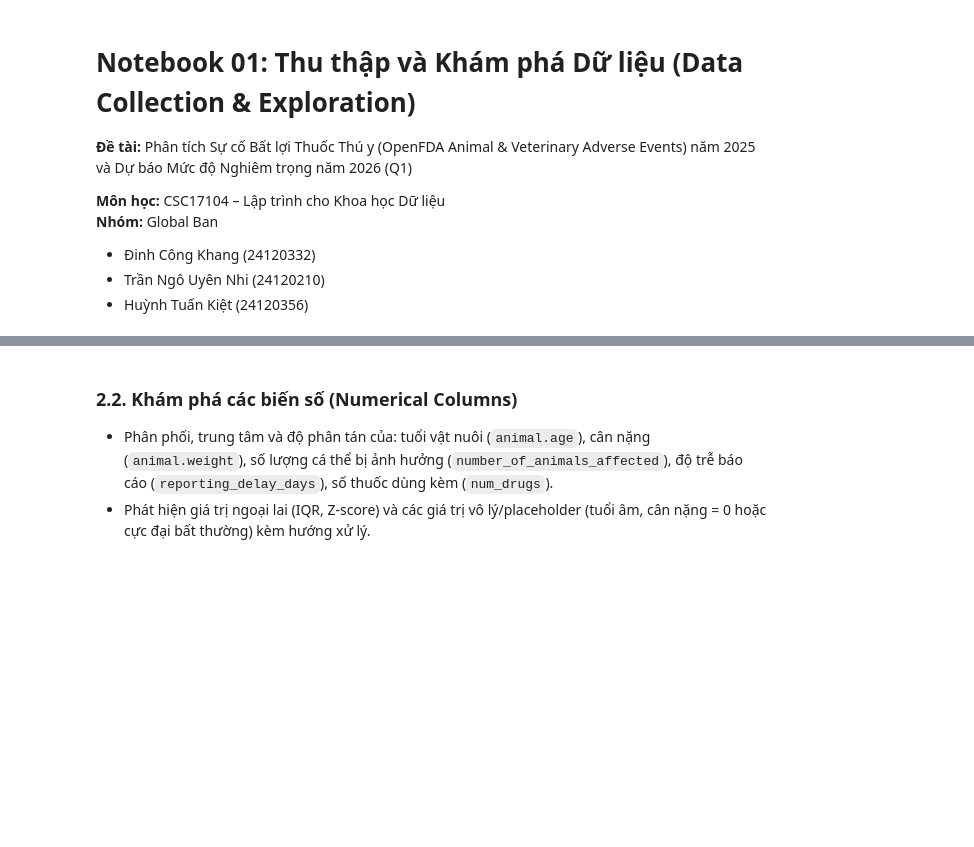
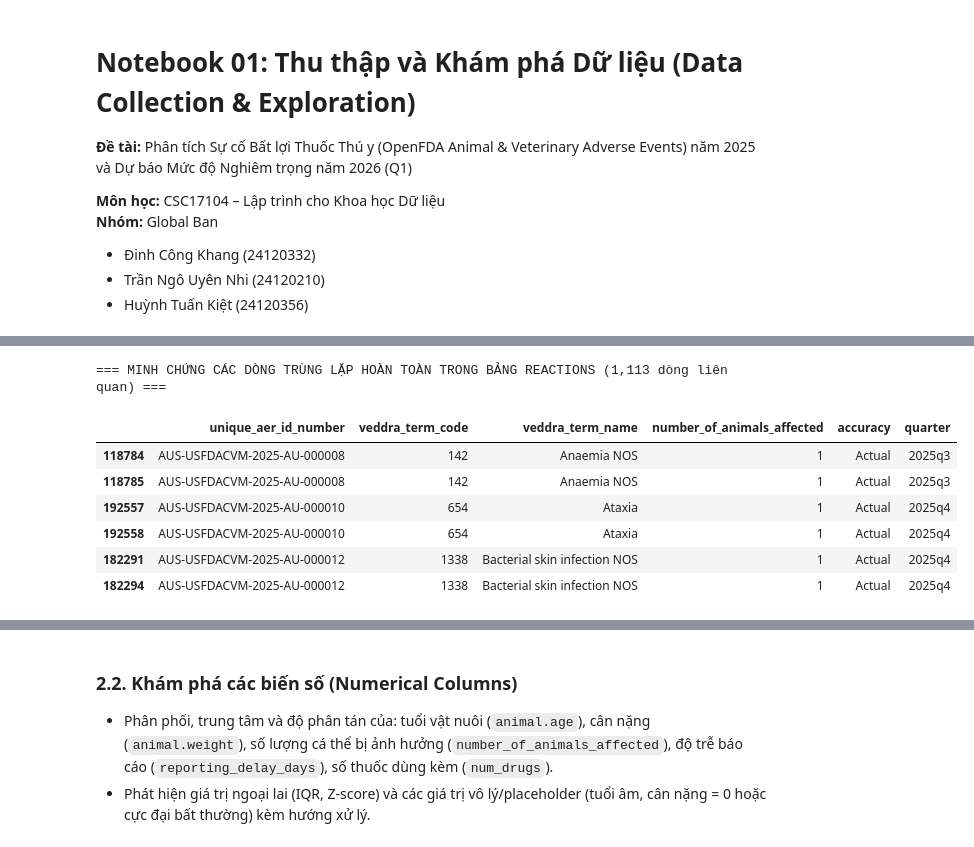
Before and after one commit to LeoTkiet/Prg4DS-G3, a Jupyter notebook: notebooks/01_collection_exploration.ipynb, the cells around one changed output, grey strips where cells are left out. Saved outputs shown, nothing was run; the diff lists cells and outputs as text; code cells hidden in the pictures; blank space fills up the shorter version.

```diff
--- a/notebooks/01_collection_exploration.ipynb
+++ b/notebooks/01_collection_exploration.ipynb
@@ -129,0 +499,47 @@ for name, df in [("drugs", drugs_df), ("reactions", reactions_df), ("outcomes",
+# %%
+# 1. Thống kê kiểm tra trùng lặp và dòng rỗng trên cả 4 bảng
+dup_summary = []
+key_defs = {
+    "reports": ["unique_aer_id_number"],
+    "drugs": ["unique_aer_id_number", "drug_idx"],
+    "reactions": ["unique_aer_id_number", "veddra_term_code"],
+    "outcomes": ["unique_aer_id_number", "medical_status"],
+}
+
+for name, df in tables.items():
+    n_total = len(df)
+    n_all_na = int(df.isna().all(axis=1).sum())
+    n_full_dup = int(df.duplicated().sum())
+    key_cols = key_defs.get(name, [])
+    n_key_dup = int(df.duplicated(subset=key_cols).sum()) if key_cols else 0
+
+    dup_summary.append({
+        "Bảng dữ liệu": name,
+        "Tổng số dòng": f"{n_total:,}",
+        "Dòng hoàn toàn rỗng": f"{n_all_na}",
+        "Trùng lặp hoàn toàn (Full Dup)": f"{n_full_dup:,} ({n_full_dup/n_total*100:.3f}%)",
+        "Trùng lặp Khóa định danh": f"{n_key_dup:,} ({n_key_dup/n_total*100:.3f}%)",
+        "Khóa kiểm tra": ", ".join(key_cols),
+    })
+
+dup_summary_df = pd.DataFrame(dup_summary).set_index("Bảng dữ liệu")
+display(dup_summary_df)
+
+# 2. Minh chứng thực nghiệm: Các dòng trùng lặp hoàn toàn trong bảng reactions
+rx_df = tables["reactions"]
+rx_dups = rx_df[rx_df.duplicated(keep=False)].sort_values(
+    ["unique_aer_id_number", "veddra_term_code"]
+)
+
+print(f"\n=== MINH CHỨNG CÁC DÒNG TRÙNG LẶP HOÀN TOÀN TRONG BẢNG REACTIONS ({len(rx_dups):,} dòng liên quan) ===")
+display(
+    rx_dups[[
+        "unique_aer_id_number",
+        "veddra_term_code",
+        "veddra_term_name",
+        "number_of_animals_affected",
+        "accuracy",
+        "quarter",
+    ]].head(6)
+)
+# %% [output]
@@ -129,0 +552,8 @@ for name, df in [("drugs", drugs_df), ("reactions", reactions_df), ("outcomes",
+=== MINH CHỨNG CÁC DÒNG TRÙNG LẶP HOÀN TOÀN TRONG BẢNG REACTIONS (1,113 dòng liên quan) ===
+|  | unique_aer_id_number | veddra_term_code | veddra_term_name | number_of_animals_affected | accuracy | quarter |
+| 118784 | AUS-USFDACVM-2025-AU-000008 | 142 | Anaemia NOS | 1 | Actual | 2025q3 |
+| 118785 | AUS-USFDACVM-2025-AU-000008 | 142 | Anaemia NOS | 1 | Actual | 2025q3 |
+| 192557 | AUS-USFDACVM-2025-AU-000010 | 654 | Ataxia | 1 | Actual | 2025q4 |
+| 192558 | AUS-USFDACVM-2025-AU-000010 | 654 | Ataxia | 1 | Actual | 2025q4 |
+| 182291 | AUS-USFDACVM-2025-AU-000012 | 1338 | Bacterial skin infection NOS | 1 | Actual | 2025q4 |
+| 182294 | AUS-USFDACVM-2025-AU-000012 | 1338 | Bacterial skin infection NOS | 1 | Actual | 2025q4 |
```
Also changed, not shown: parts of 23 cells of this notebook, 5 other files.
